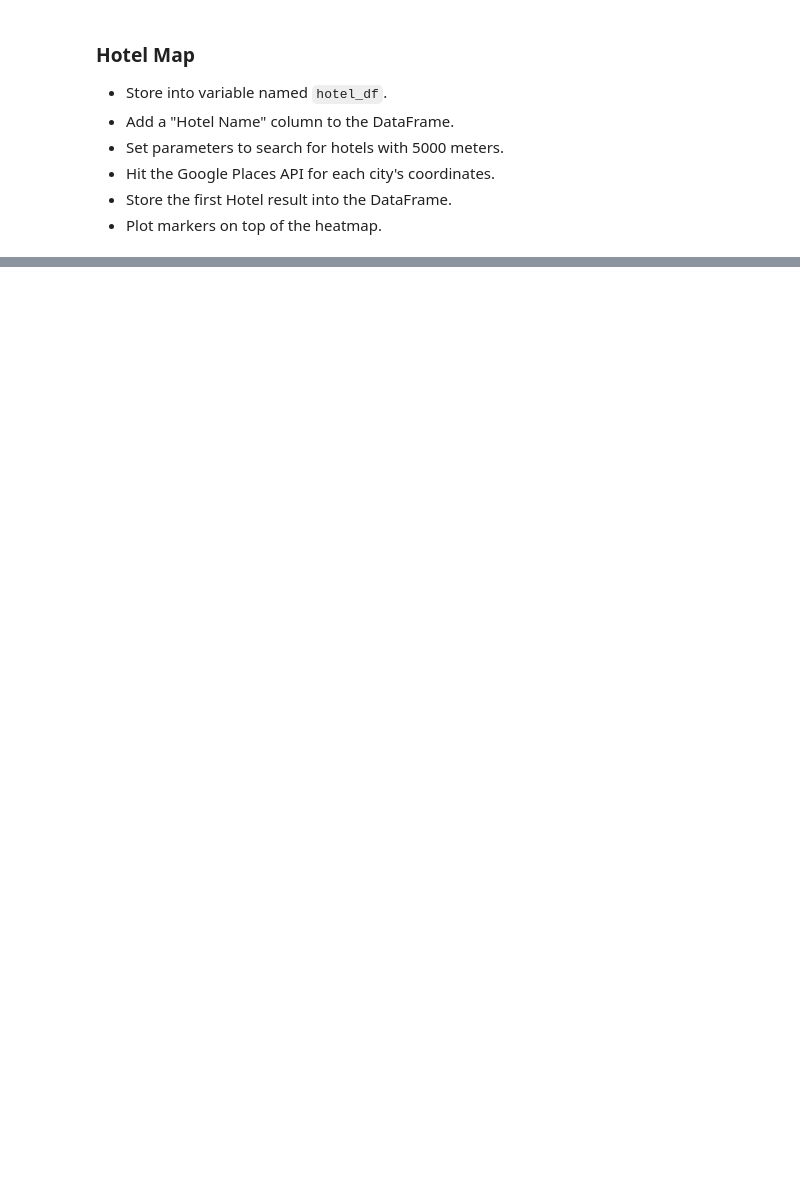
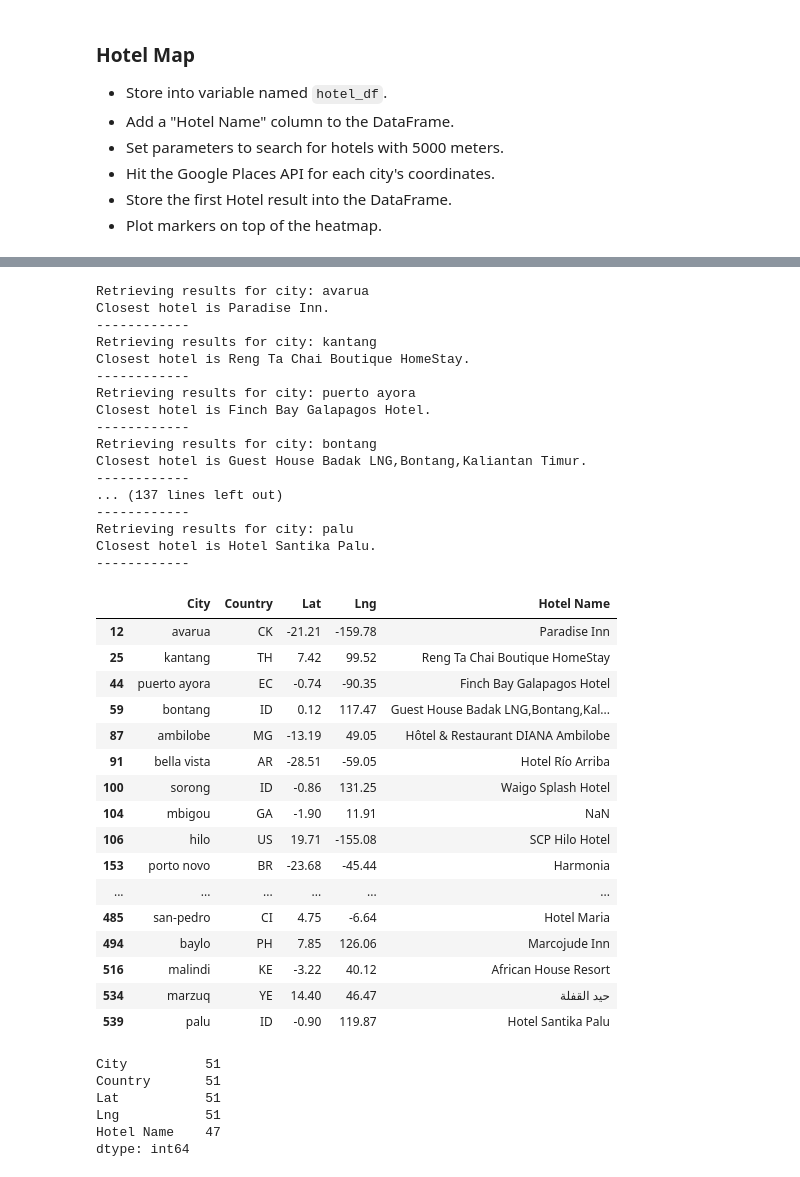
Before and after one commit to xilo94/python-api-challenge, a Jupyter notebook: starter_code/VacationPy.ipynb, the cells around one changed output, grey strips where cells are left out. Saved outputs shown, nothing was run; the diff lists cells and outputs as text; code cells hidden in the pictures; blank space fills up the shorter version.

```diff
--- a/starter_code/VacationPy.ipynb
+++ b/starter_code/VacationPy.ipynb
@@ -163,3 +119,82 @@ Closest hotel to tongren at 27.72 , 109.18 is Yongqing Cheng Nanxincun.
+# %%
+# Set parameters to serach for a hotel
+parameters = { "radius": 5000, "types": "lodging","key": g_key}
+
+# Iterate through cities
+for index, row in hotel_df.iterrows():
+    # get lat, lng from dataframe
+    latitude = row["Lat"]
+    longitude = row["Lng"]
+
+    # change location each iteration while keeping original params in place
+    parameters["location"] = f"{latitude},{longitude}"
+
+    # Create base url to search nearby hotel
+    base_url = "https://maps.googleapis.com/maps/api/place/nearbysearch/json"
+
+    # Make request
+    print(f"Retrieving results for city: {row['City']}")
+    hotel_name = requests.get(base_url, params=parameters).json()
+
+    # extract results
+    hotel_name = hotel_name['results']
+
+    try:
+        hotel_df.loc[index, "Hotel Name"] = hotel_name[0]['name']
+        print(f"Closest hotel is {hotel_name[0]['name']}.")
+        hotel_df.loc[index, 'Hotel Name'] = hotel_name[0]['name']
+
+    except (KeyError, IndexError):
+        print("Missing field/result... skipping.")
+
+    print("------------")
+
+# Display hotel names on dataframe
+hotel_df
+# %% [output]
+Retrieving results for city: avarua
+Closest hotel is Paradise Inn.
+------------
+Retrieving results for city: kantang
+Closest hotel is Reng Ta Chai Boutique HomeStay.
+------------
+Retrieving results for city: puerto ayora
+Closest hotel is Finch Bay Galapagos Hotel.
+------------
+Retrieving results for city: bontang
+Closest hotel is Guest House Badak LNG,Bontang,Kaliantan Timur.
+------------
+... (137 lines left out)
+------------
+Retrieving results for city: palu
+Closest hotel is Hotel Santika Palu.
+------------
+|  | City | Country | Lat | Lng | Hotel Name |
+| 12 | avarua | CK | -21.21 | -159.78 | Paradise Inn |
+| 25 | kantang | TH | 7.42 | 99.52 | Reng Ta Chai Boutique HomeStay |
+| 44 | puerto ayora | EC | -0.74 | -90.35 | Finch Bay Galapagos Hotel |
+| 59 | bontang | ID | 0.12 | 117.47 | Guest House Badak LNG,Bontang,Kal... |
+| 87 | ambilobe | MG | -13.19 | 49.05 | Hôtel & Restaurant DIANA Ambilobe |
+| 91 | bella vista | AR | -28.51 | -59.05 | Hotel Río Arriba |
+| 100 | sorong | ID | -0.86 | 131.25 | Waigo Splash Hotel |
+| 104 | mbigou | GA | -1.90 | 11.91 | NaN |
+| 106 | hilo | US | 19.71 | -155.08 | SCP Hilo Hotel |
+| 153 | porto novo | BR | -23.68 | -45.44 | Harmonia |
+| ... | ... | ... | ... | ... | ... |
+| 485 | san-pedro | CI | 4.75 | -6.64 | Hotel Maria |
+| 494 | baylo | PH | 7.85 | 126.06 | Marcojude Inn |
+| 516 | malindi | KE | -3.22 | 40.12 | African House Resort |
+| 534 | marzuq | YE | 14.40 | 46.47 | حيد القفلة |
+| 539 | palu | ID | -0.90 | 119.87 | Hotel Santika Palu |
+# %%
+hotel_df.count()
+# %% [output]
+City          51
+Country       51
+Lat           51
+Lng           51
+Hotel Name    47
+dtype: int64
 # %%
 # NOTE: Do not change any of the code in this cell
 
```
Also changed, not shown: parts of 9 cells of this notebook, 1 other file.
